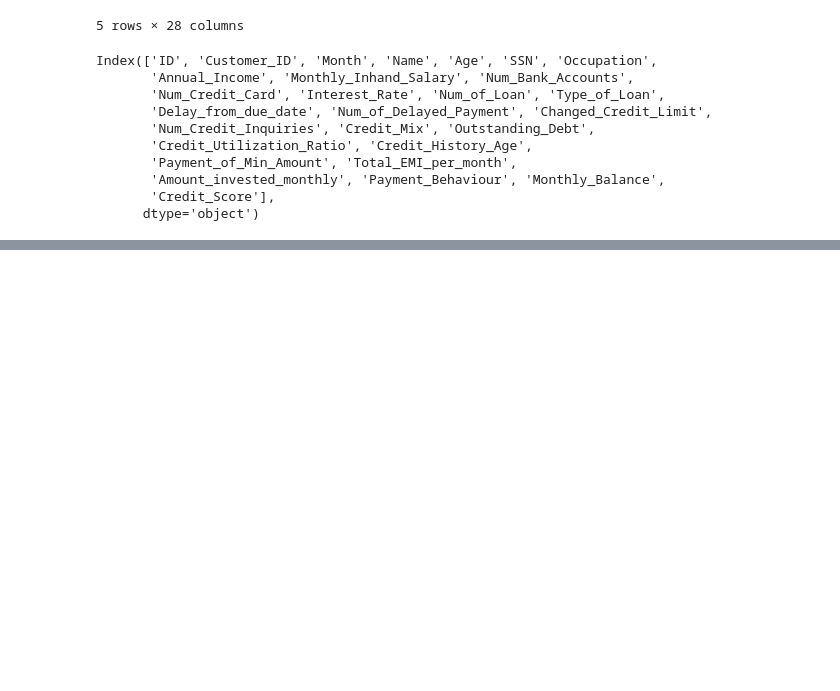
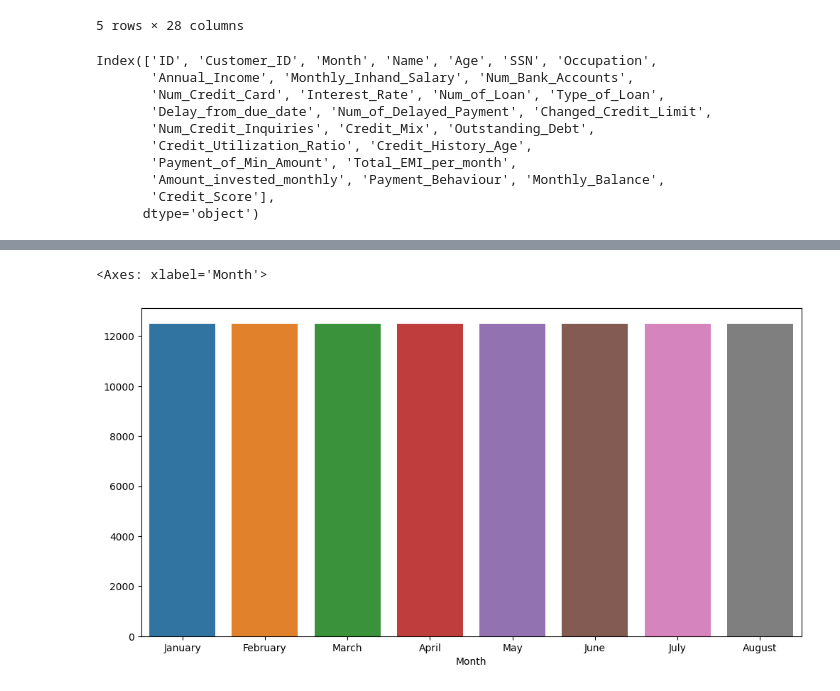
Before and after one commit to lilfakeS/MBAN6110Final, a Jupyter notebook: final_credit.ipynb, the cells around one changed output, grey strips where cells are left out. Cells and saved outputs as stored; diff of their text form; code cells hidden in the pictures; blank space fills up the shorter version.

```diff
--- a/final_credit.ipynb
+++ b/final_credit.ipynb
@@ -84,0 +271,8 @@ TypeError: 'NoneType' object is not subscriptable
+# %%
+# distribution of Month
+month_counts = df['Month'].value_counts()
+plt.figure(figsize=(12,6))
+sns.barplot(x=month_counts.index, y=month_counts.values)
+# %% [output]
+<Axes: xlabel='Month'>
+[figure, added]
```
Also changed, not shown: parts of 52 cells of this notebook.
